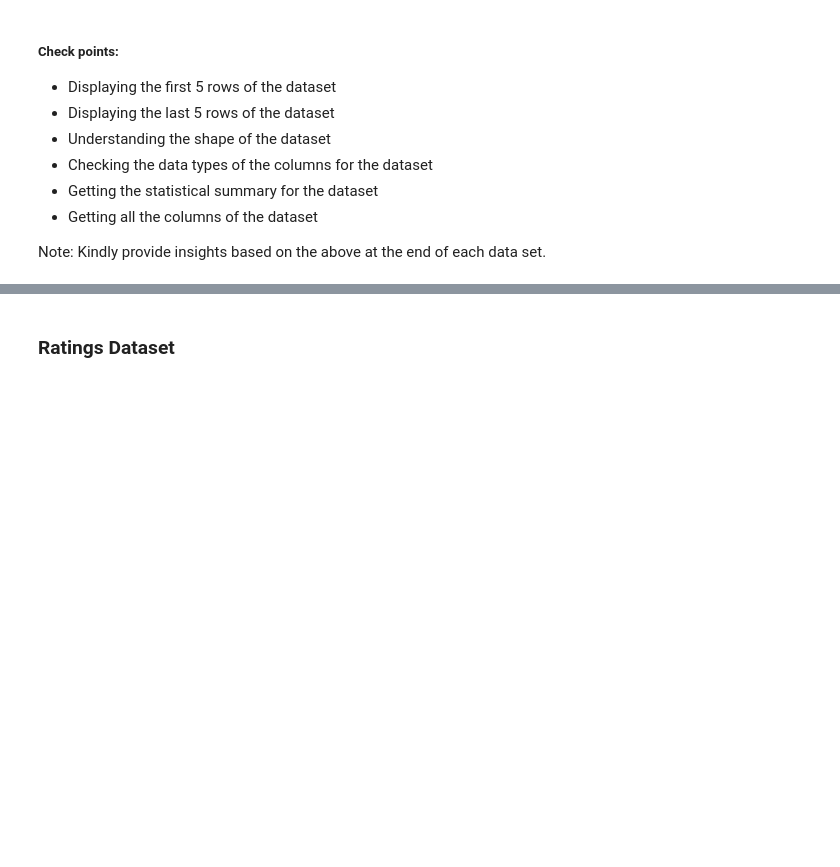
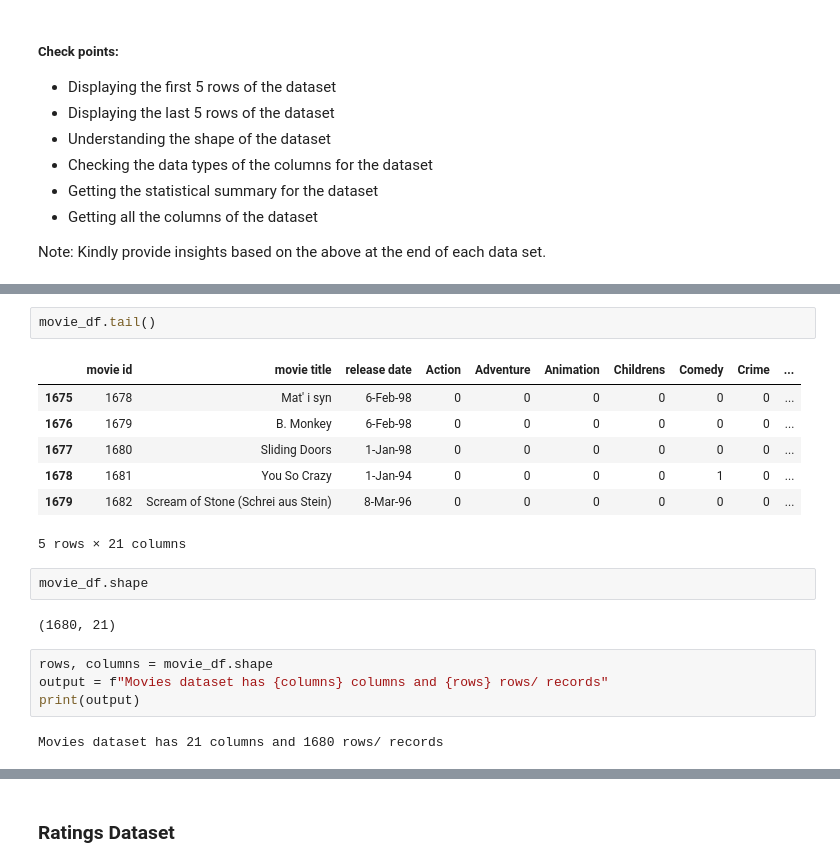
Before and after one commit to JosephRidge/Analysis101, a Jupyter notebook: app.ipynb, the cells around one changed output, grey strips where cells are left out. Saved outputs shown, nothing was run; the diff lists cells and outputs as text; blank space fills up the shorter version.

```diff
--- a/app.ipynb
+++ b/app.ipynb
@@ -380,0 +446,20 @@ Note: Kindly provide insights based on the above at the end of each data set.
+# %%
+movie_df.tail()
+# %% [output]
+|  | movie id | movie title | release date | Action | Adventure | Animation | Childrens | Comedy | Crime | ... |
+| 1675 | 1678 | Mat' i syn | 6-Feb-98 | 0 | 0 | 0 | 0 | 0 | 0 | ... |
+| 1676 | 1679 | B. Monkey | 6-Feb-98 | 0 | 0 | 0 | 0 | 0 | 0 | ... |
+| 1677 | 1680 | Sliding Doors | 1-Jan-98 | 0 | 0 | 0 | 0 | 0 | 0 | ... |
+| 1678 | 1681 | You So Crazy | 1-Jan-94 | 0 | 0 | 0 | 0 | 1 | 0 | ... |
+| 1679 | 1682 | Scream of Stone (Schrei aus Stein) | 8-Mar-96 | 0 | 0 | 0 | 0 | 0 | 0 | ... |
+5 rows × 21 columns
+# %%
+movie_df.shape
+# %% [output]
+(1680, 21)
+# %%
+rows, columns = movie_df.shape
+output = f"Movies dataset has {columns} columns and {rows} rows/ records"
+print(output)
+# %% [output]
+Movies dataset has 21 columns and 1680 rows/ records
```
Also changed, not shown: parts of 16 cells of this notebook.
